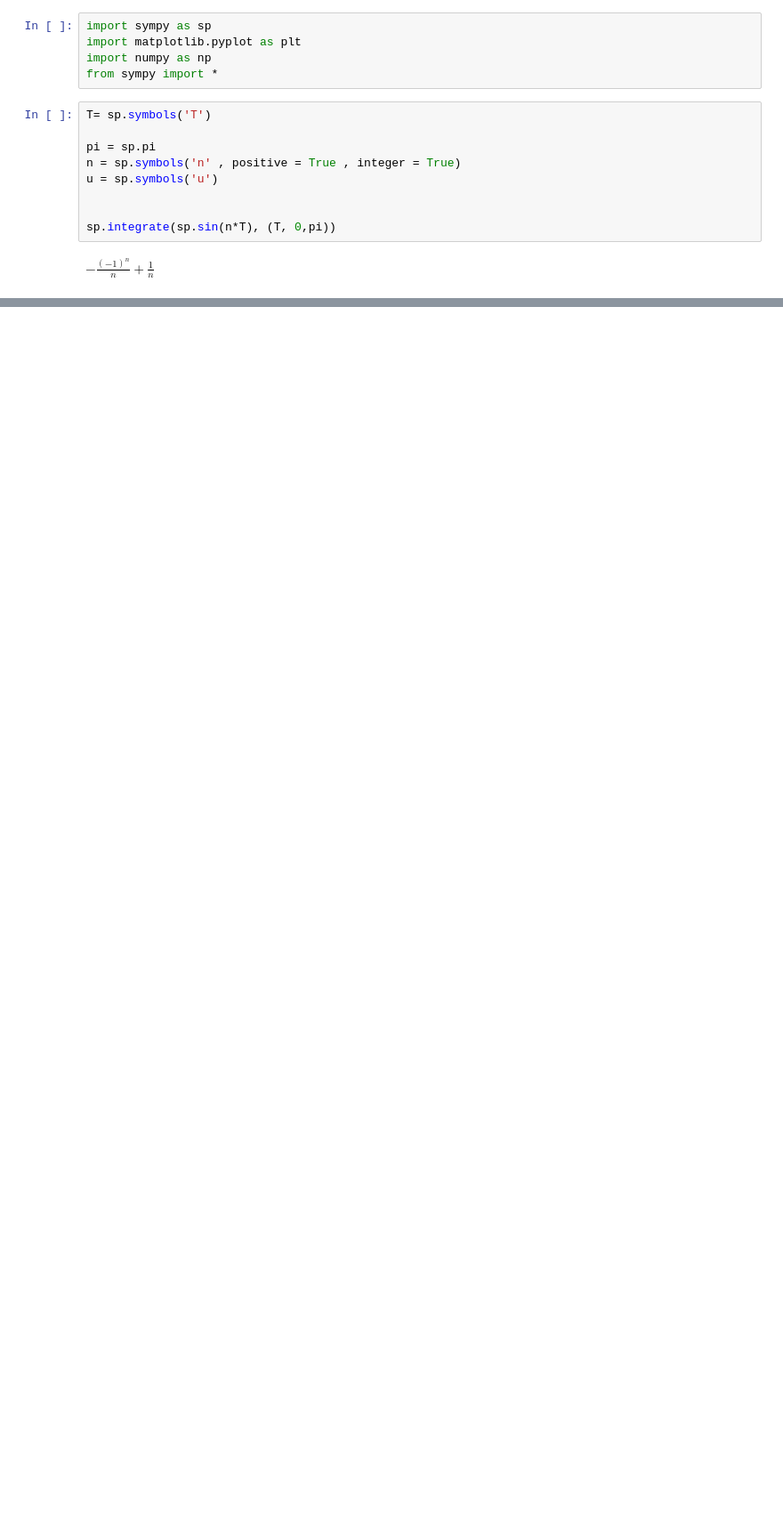
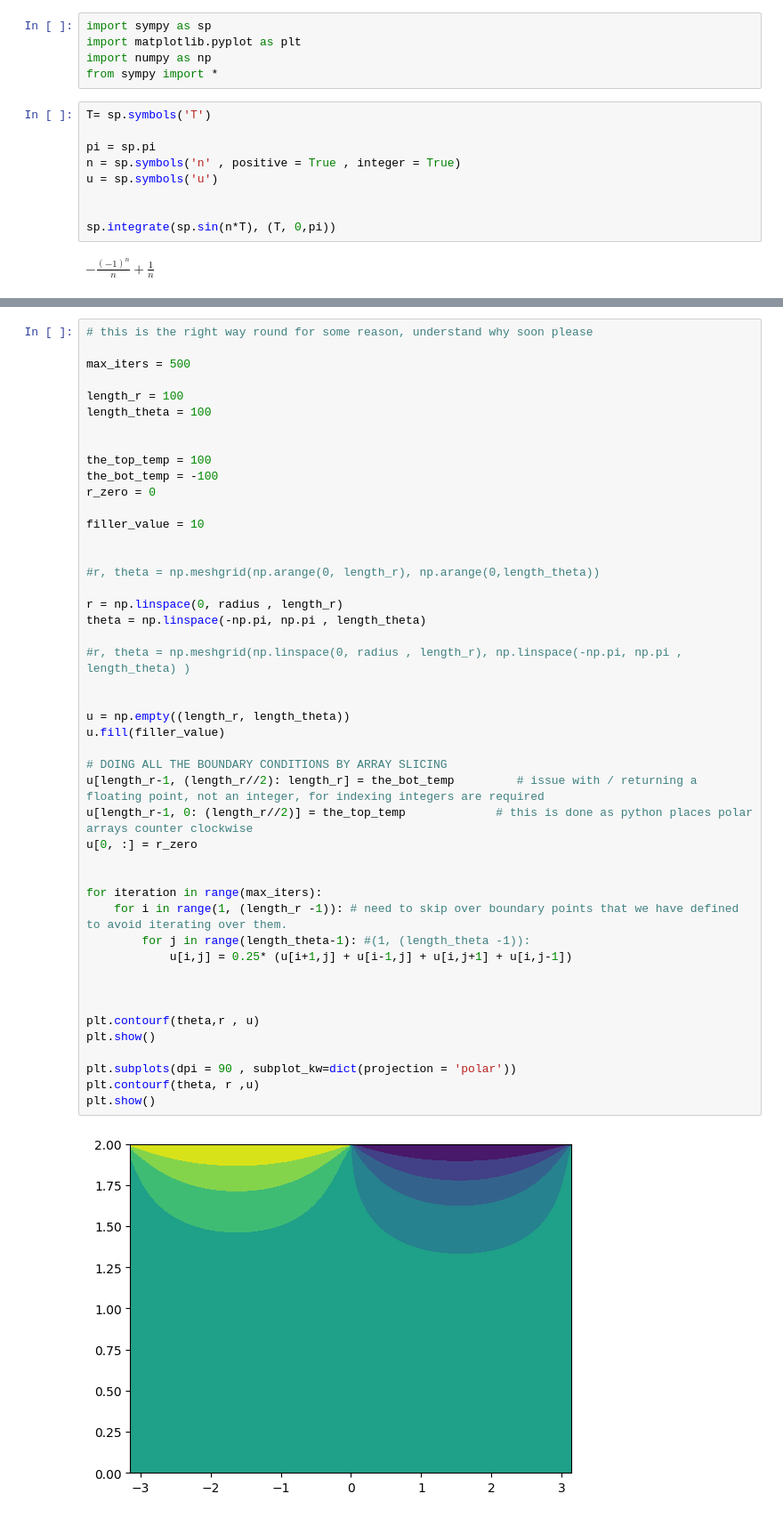
Before and after one commit to peterassessments/Individiual-Simulation, a Jupyter notebook: individual sim.ipynb, the cells around one changed output, grey strips where cells are left out. Shown at 89% size. Cells and saved outputs as stored; diff of their text form; blank space fills up the shorter version.

```diff
--- a/individual sim.ipynb
+++ b/individual sim.ipynb
@@ -136,0 +311,48 @@ array([0., 0., 0., ..., 0., 0., 0.], shape=(2500,))
+# %%
+# this is the right way round for some reason, understand why soon please
+
+max_iters = 500
+
+length_r = 100
+length_theta = 100
+
+
+the_top_temp = 100
+the_bot_temp = -100
+r_zero = 0
+
+filler_value = 10
+
+
+#r, theta = np.meshgrid(np.arange(0, length_r), np.arange(0,length_theta))
+
+r = np.linspace(0, radius , length_r)
+theta = np.linspace(-np.pi, np.pi , length_theta)
+
+#r, theta = np.meshgrid(np.linspace(0, radius , length_r), np.linspace(-np.pi, np.pi , length_theta) )
+
+
+u = np.empty((length_r, length_theta))
+u.fill(filler_value)
+
+# DOING ALL THE BOUNDARY CONDITIONS BY ARRAY SLICING
+u[length_r-1, (length_r//2): length_r] = the_bot_temp         # issue with / returning a floating point, not an integer, for indexing integers are required
+u[length_r-1, 0: (length_r//2)] = the_top_temp             # this is done as python places polar arrays counter clockwise
+u[0, :] = r_zero
+
+
+for iteration in range(max_iters):
+    for i in range(1, (length_r -1)): # need to skip over boundary points that we have defined to avoid iterating over them.
+        for j in range(length_theta-1): #(1, (length_theta -1)):
+            u[i,j] = 0.25* (u[i+1,j] + u[i-1,j] + u[i,j+1] + u[i,j-1])
+
+
+
+plt.contourf(theta,r , u)
+plt.show()
+
+plt.subplots(dpi = 90 , subplot_kw=dict(projection = 'polar'))
+plt.contourf(theta, r ,u)
+plt.show()
+# %% [output]
+[figure, added]
```
Also changed, not shown: parts of 13 cells of this notebook.
